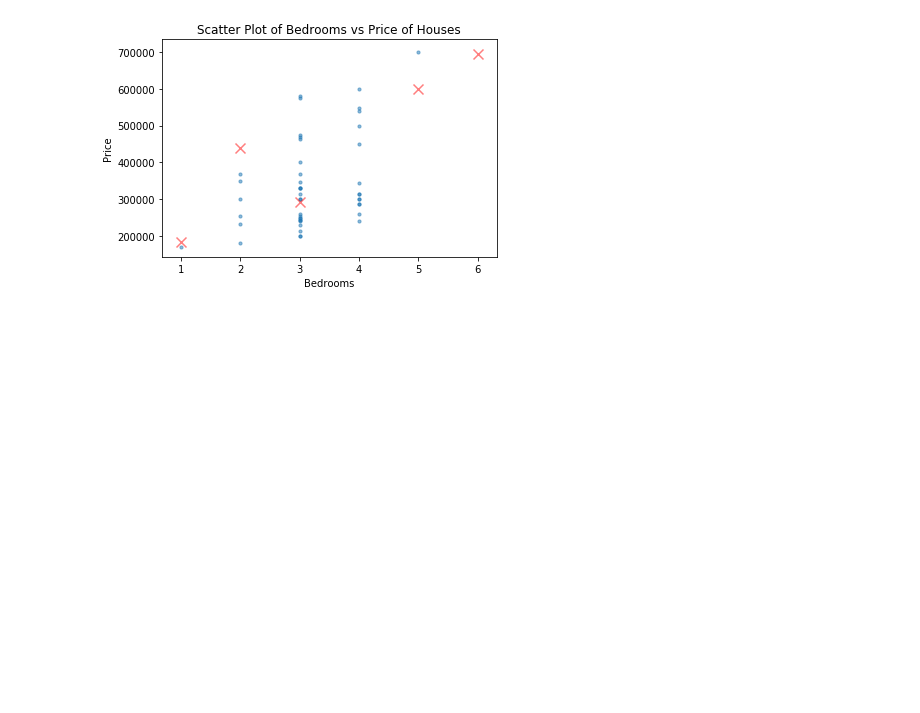
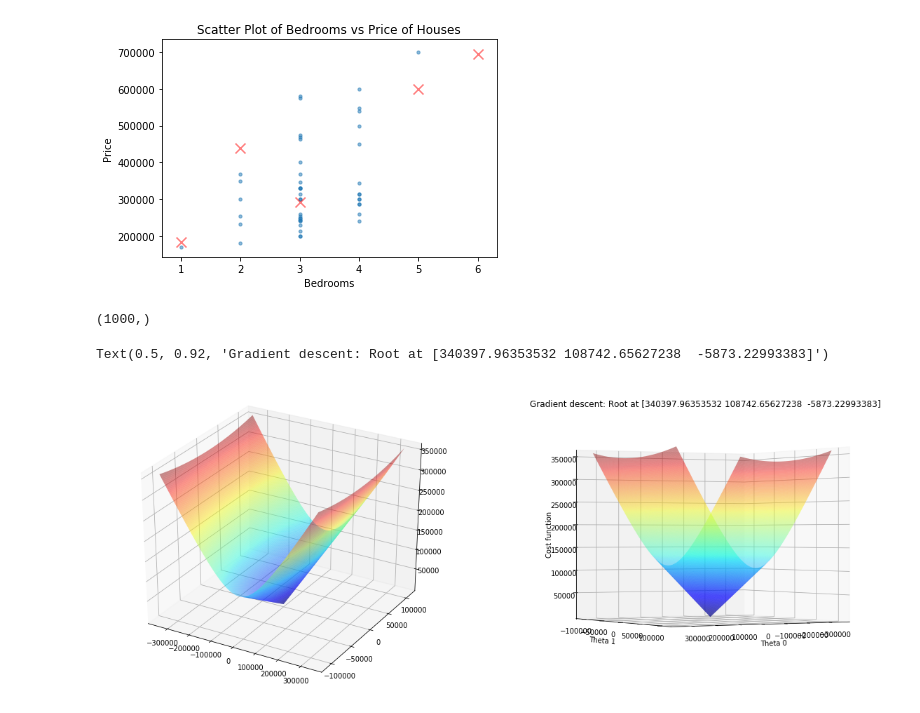
Before and after one commit to bacon-delight/Multivariate-Linear-Regression, a Jupyter notebook: Multivariate Linear Regression.ipynb, the cells around one changed output. Saved outputs shown, nothing was run; the diff lists cells and outputs as text; code cells hidden in the pictures; blank space fills up the shorter version.

```diff
--- a/Multivariate Linear Regression.ipynb
+++ b/Multivariate Linear Regression.ipynb
@@ -163,11 +164,15 @@ Plugging in the value of $J(\theta_0, \theta_1, \theta_2, \cdots, \theta_n)$:
 # Function for Running Gradient Descent
 def gradientDescent(theta, iterations, alpha):
     J_history = np.zeros(iterations, dtype=float)
+    error_history = np.zeros(iterations, dtype=float)
+    theta_history = np.zeros((iterations, np.size(theta, 0)), dtype=float)
     for i in range(iterations):
         error = np.dot(X,theta)-y
         theta = theta-((alpha/m)*np.dot(np.transpose(X),error))
+        error_history[i] = np.sum(error)
+        theta_history[i] = np.transpose(theta)
         J_history[i] = costFunction(theta)
-    return J_history, theta
+    return J_history, error_history, theta_history, theta
 # %%
 # Initializing Theta
 theta = np.zeros((np.size(X,1),1), dtype=float)
@@ -180,7 +185,7 @@ iterations=1000
 alpha=0.01
 # %%
 # Let's run the Gradient Descent now
-J_history, theta = gradientDescent(theta, iterations, alpha)
+J_history, error_history, theta_history, theta = gradientDescent(theta, iterations, alpha)
 # %%
 # Plotting the convergence
 plt.plot(np.arange(iterations), J_history)
@@ -294,3 +299,34 @@ plt.ylabel('Price')
 plt.show()
 # %% [output]
 [figure]
+# %%
+# Setup Meshgrid
+theta_0 = np.linspace(-theta[0], theta[0], 1000)
+theta_1 = np.linspace(-theta[1], theta[1], 1000)
+T0, T1 = np.meshgrid(theta_0, theta_1)
+mse_vals = np.zeros(shape=(theta_0.size, theta_1.size))
+levels = np.sort(np.array(error_history))
+Y = np.sqrt(np.square(T0) + np.square(T1))
+# %%
+J_history.shape
+# %% [output]
+(1000,)
+# %%
+# Let's plot the gradient descent
+fig = plt.figure(figsize = (20,8))
+ax = fig.add_subplot(1, 2, 1, projection='3d')
+ax.plot_surface(T0, T1, Y, rstride = 5, cstride = 5, cmap = 'jet', alpha=0.5)
+
+# Another view from a different angle
+ax = fig.add_subplot(1, 2, 2, projection='3d')
+ax.plot_surface(T0, T1, Y, rstride = 5, cstride = 5, cmap = 'jet', alpha=0.5)
+ax.view_init(0, 60)
+
+# Plot Labels
+ax.set_xlabel('Theta 0')
+ax.set_ylabel('Theta 1')
+ax.set_zlabel('Cost function')
+ax.set_title('Gradient descent: Root at {}'.format(theta.ravel()))
+# %% [output]
+Text(0.5, 0.92, 'Gradient descent: Root at [340397.96353532 108742.65627238  -5873.22993383]')
+[figure, added]
```
Also changed, not shown: parts of 4 cells of this notebook.
